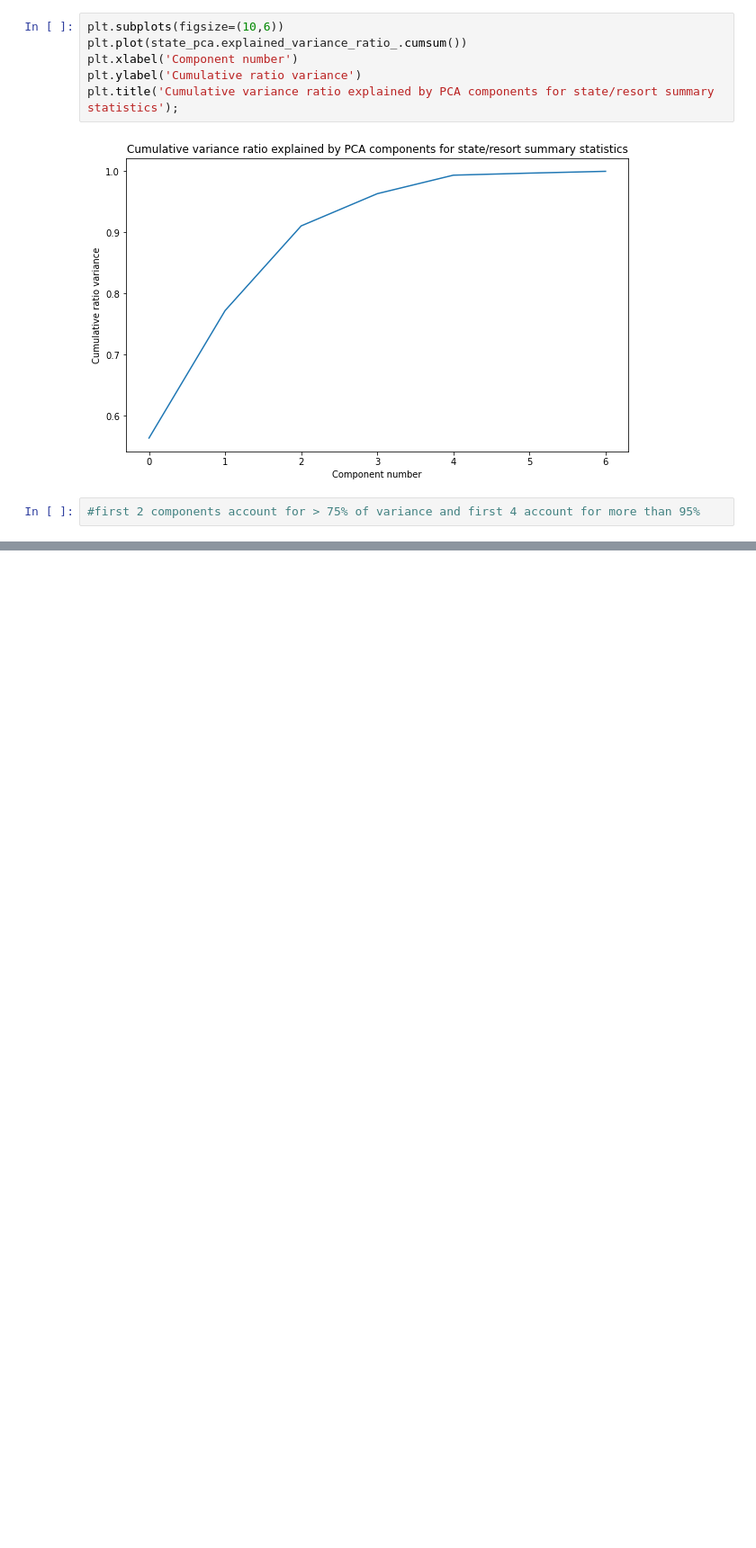
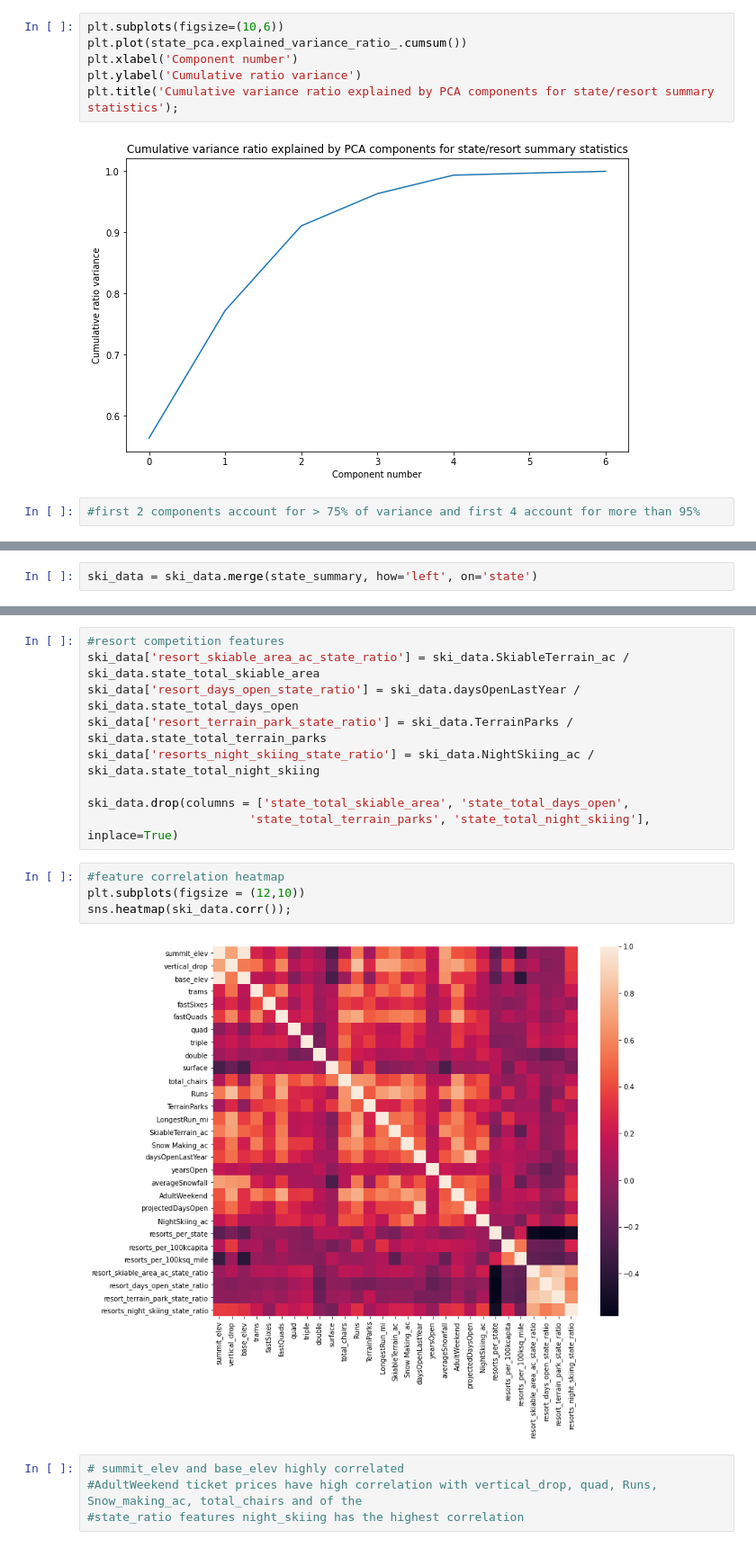
Before and after one commit to AMersman/DataScienceGuidedCapstone, a Jupyter notebook: Notebooks/3.ExploratoryDataAnalysis_GuidedCapstone.ipynb, the cells around one changed output, grey strips where cells are left out. Shown at 90% size. Saved outputs shown, nothing was run; the diff lists cells and outputs as text; blank space fills up the shorter version.

```diff
--- a/Notebooks/3.ExploratoryDataAnalysis_GuidedCapstone.ipynb
+++ b/Notebooks/3.ExploratoryDataAnalysis_GuidedCapstone.ipynb
@@ -518,0 +529,2 @@ ski_data.head().T
+# %%
+ski_data = ski_data.merge(state_summary, how='left', on='state')
@@ -518,0 +551,19 @@ ski_data.head().T
+# %%
+#resort competition features
+ski_data['resort_skiable_area_ac_state_ratio'] = ski_data.SkiableTerrain_ac / ski_data.state_total_skiable_area
+ski_data['resort_days_open_state_ratio'] = ski_data.daysOpenLastYear / ski_data.state_total_days_open
+ski_data['resort_terrain_park_state_ratio'] = ski_data.TerrainParks / ski_data.state_total_terrain_parks
+ski_data['resorts_night_skiing_state_ratio'] = ski_data.NightSkiing_ac / ski_data.state_total_night_skiing
+
+ski_data.drop(columns = ['state_total_skiable_area', 'state_total_days_open',
+                       'state_total_terrain_parks', 'state_total_night_skiing'], inplace=True)
+# %%
+#feature correlation heatmap
+plt.subplots(figsize = (12,10))
+sns.heatmap(ski_data.corr());
+# %% [output]
+[figure, added]
+# %%
+# summit_elev and base_elev highly correlated
+#AdultWeekend ticket prices have high correlation with vertical_drop, quad, Runs, Snow_making_ac, total_chairs and of the
+#state_ratio features night_skiing has the highest correlation
```
Also changed, not shown: parts of 53 cells of this notebook.
